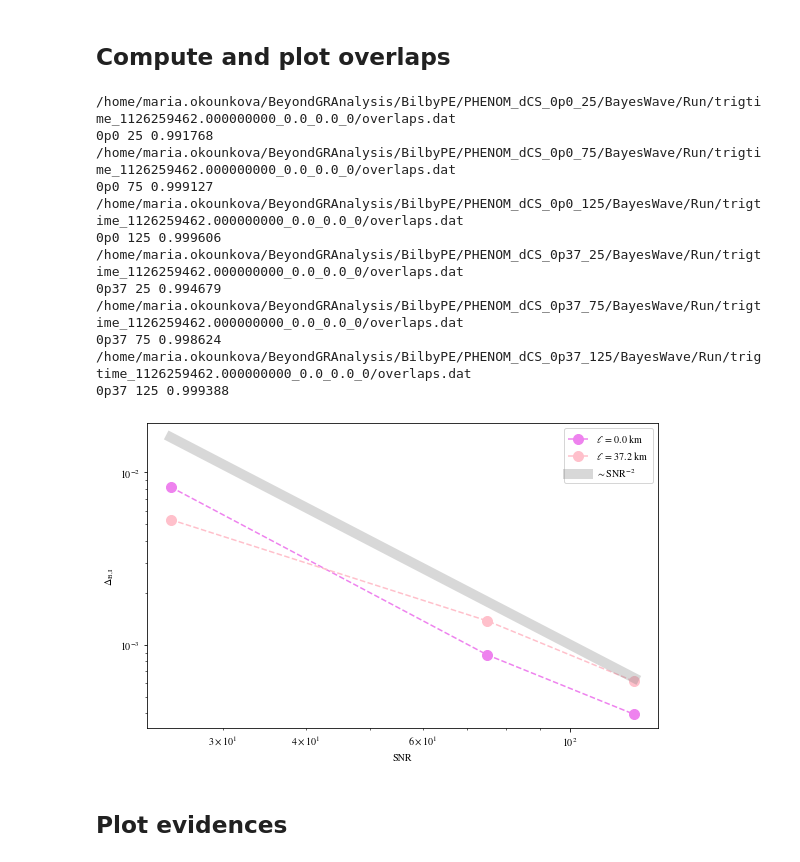
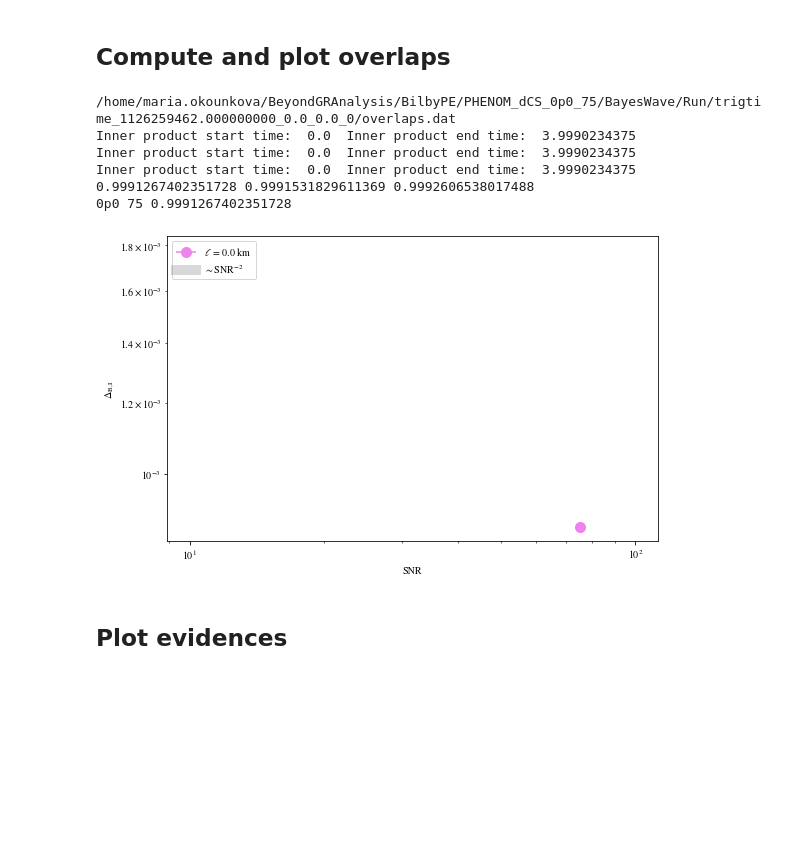
Before and after one commit to mariaokounkova/BeyondGRAnalysis, a Jupyter notebook: BayeswaveAnalysis.ipynb, the cells around one changed output. Cells and saved outputs as stored; diff of their text form; code cells hidden in the pictures; blank space fills up the shorter version.

```diff
--- a/BayeswaveAnalysis.ipynb
+++ b/BayeswaveAnalysis.ipynb
@@ -188,7 +212,7 @@ BWPlots()
 ## Compute and plot overlaps
 # %%
 def BayesWaveOverlap(p):
-    """ Given a BW run directory p, read in the injected and recovered strains in the
+    """ Given a BW run directory p, read in the injected and recovered hs in the
         time domain and compute an overlap """
 
     ## Check for file with computed multi-detector BW overlap
@@ -200,25 +224,25 @@ def BayesWaveOverlap(p):
         print("Generating overlaps.dat file")
 
         ## Median data and bounds
-        time_bw_H1, strain_bw_H1, strain_bw_2, strain_bw_3, strain_bw_4, strain_bw_5 = GetBWMedianData(p, det = "H1")
-        time_bw_L1, strain_bw_L1, strain_bw_2, strain_bw_3, strain_bw_4, strain_bw_5 = GetBWMedianData(p, det = "L1")
-        time_bw_V1, strain_bw_V1, strain_bw_2, strain_bw_3, strain_bw_4, strain_bw_5 = GetBWMedianData(p, det = "V1")
+        t_bw_H1, h_bw_H1, h_bw_2, h_bw_3, h_bw_4, h_bw_5 = GetBWMedianData(p, det = "H1")
+        t_bw_L1, h_bw_L1, h_bw_2, h_bw_3, h_bw_4, h_bw_5 = GetBWMedianData(p, det = "L1")
+        t_bw_V1, h_bw_V1, h_bw_2, h_bw_3, h_bw_4, h_bw_5 = GetBWMedianData(p, det = "V1")
 
         ## Injected data
-        time_inj_H1, strain_inj_H1 = GetBWInjectedData(p, det = "H1")
-        time_inj_L1, strain_inj_L1 = GetBWInjectedData(p, det = "L1")
-        time_inj_V1, strain_inj_V1 = GetBWInjectedData(p, det = "V1")
+        t_inj_H1, h_inj_H1 = GetBWInjectedData(p, det = "H1")
+        t_inj_L1, h_inj_L1 = GetBWInjectedData(p, det = "L1")
+        t_inj_V1, h_inj_V1 = GetBWInjectedData(p, det = "V1")
 
-        overlap_H1 = ComputeOverlap(time_bw_H1, strain_bw_H1, time_inj_H1, strain_inj_H1)
-        overlap_L1 = ComputeOverlap(time_bw_L1, strain_bw_L1, time_inj_L1, strain_inj_L1)
-        overlap_V1 = ComputeOverlap(time_bw_V1, strain_bw_V1, time_inj_V1, strain_inj_V1)
+        overlap_H1 = ComputeOverlap(t_bw_H1, h_bw_H1, t_inj_H1, h_inj_H1)
+        overlap_L1 = ComputeOverlap(t_bw_L1, h_bw_L1, t_inj_L1, h_inj_L1)
+        overlap_V1 = ComputeOverlap(t_bw_V1, h_bw_V1, t_inj_V1, h_inj_V1)
 
-        overlap_all = ComputeMultiDetectorOverlap(time_bw_H1, strain_bw_H1, \
-                                  time_bw_L1, strain_bw_L1, \
-                                  time_bw_V1, strain_bw_V1, \
-                                  time_inj_H1, strain_inj_H1, \
-                                  time_inj_L1, strain_inj_L1, \
-                                  time_inj_V1, strain_inj_V1)
+        overlap_all = ComputeMultiDetectorOverlap(t_bw_H1, h_bw_H1, \
+                                  t_bw_L1, h_bw_L1, \
+                                  t_bw_V1, h_bw_V1, \
+                                  t_inj_H1, h_inj_H1, \
+                                  t_inj_L1, h_inj_L1, \
+                                  t_inj_V1, h_inj_V1)
 
         print('%f %f %f %f' % (overlap_H1, overlap_L1, overlap_V1, overlap_all))
         f_out = open(name, 'w')
@@ -227,7 +251,8 @@ def BayesWaveOverlap(p):
         f_out.close()
 
     overlap_H1, overlap_L1, overlap_V1, overlap_all = np.loadtxt(name, comments="#",usecols=([0, 1, 2, 3]),unpack=True)
-    return overlap_H1
+    return overlap_all
+
 
 # def BayesWaveOverlapFrequency(p):
 
@@ -265,45 +290,39 @@ def PlotBayesWaveOverlap():
 
         delta_arr = []
 
         for snr in snrs:
 
             p = base_dir + "dCS_" + ell + "_" + str(snr)
             overlap = BayesWaveOverlap(p)
             print(ell, snr, overlap)
             delta = 1.0 - overlap
             delta_arr.append(delta)
 
         plt.plot(snrs, delta_arr, '--o', color = color, label = "$\ell$ = %.1f km" % EllinKm(ell, mass), markersize = 10)
 
     ## Add in 1/SNR^2 curve
     SNRS = np.linspace(snrs[0], snrs[-1], 100)
     snr_curve = SNRS**-2.0
     plt.plot(SNRS, snr_curve*10, color='gray', label = r'$\sim \mathrm{SNR}^{-2}$', alpha = 0.3, lw = 10.0)
 
     plt.legend()
     plt.yscale('log')
     plt.xscale('log')
     plt.ylabel('$\Delta_\mathrm{B,I}$')
     plt.xlabel('SNR')
     plt.tight_layout()
     plt.savefig('Deltas.pdf')
     plt.show()
 
 PlotBayesWaveOverlap()
 # %% [output]
-/home/maria.okounkova/BeyondGRAnalysis/BilbyPE/PHENOM_dCS_0p0_25/BayesWave/Run/trigtime_1126259462.000000000_0.0_0.0_0/overlaps.dat
-0p0 25 0.991768
 /home/maria.okounkova/BeyondGRAnalysis/BilbyPE/PHENOM_dCS_0p0_75/BayesWave/Run/trigtime_1126259462.000000000_0.0_0.0_0/overlaps.dat
-0p0 75 0.999127
-/home/maria.okounkova/BeyondGRAnalysis/BilbyPE/PHENOM_dCS_0p0_125/BayesWave/Run/trigtime_1126259462.000000000_0.0_0.0_0/overlaps.dat
-0p0 125 0.999606
-/home/maria.okounkova/BeyondGRAnalysis/BilbyPE/PHENOM_dCS_0p37_25/BayesWave/Run/trigtime_1126259462.000000000_0.0_0.0_0/overlaps.dat
-0p37 25 0.994679
-/home/maria.okounkova/BeyondGRAnalysis/BilbyPE/PHENOM_dCS_0p37_75/BayesWave/Run/trigtime_1126259462.000000000_0.0_0.0_0/overlaps.dat
-0p37 75 0.998624
-/home/maria.okounkova/BeyondGRAnalysis/BilbyPE/PHENOM_dCS_0p37_125/BayesWave/Run/trigtime_1126259462.000000000_0.0_0.0_0/overlaps.dat
-0p37 125 0.999388
+Inner product start time:  0.0  Inner product end time:  3.9990234375
+Inner product start time:  0.0  Inner product end time:  3.9990234375
+Inner product start time:  0.0  Inner product end time:  3.9990234375
+0.9991267402351728 0.9991531829611369 0.9992606538017488
+0p0 75 0.9991267402351728
-[figure, old version]
+[figure, new version]
 # %% [markdown]
 ## Plot evidences
 # %%
```
Also changed, not shown: parts of 2 cells of this notebook.
